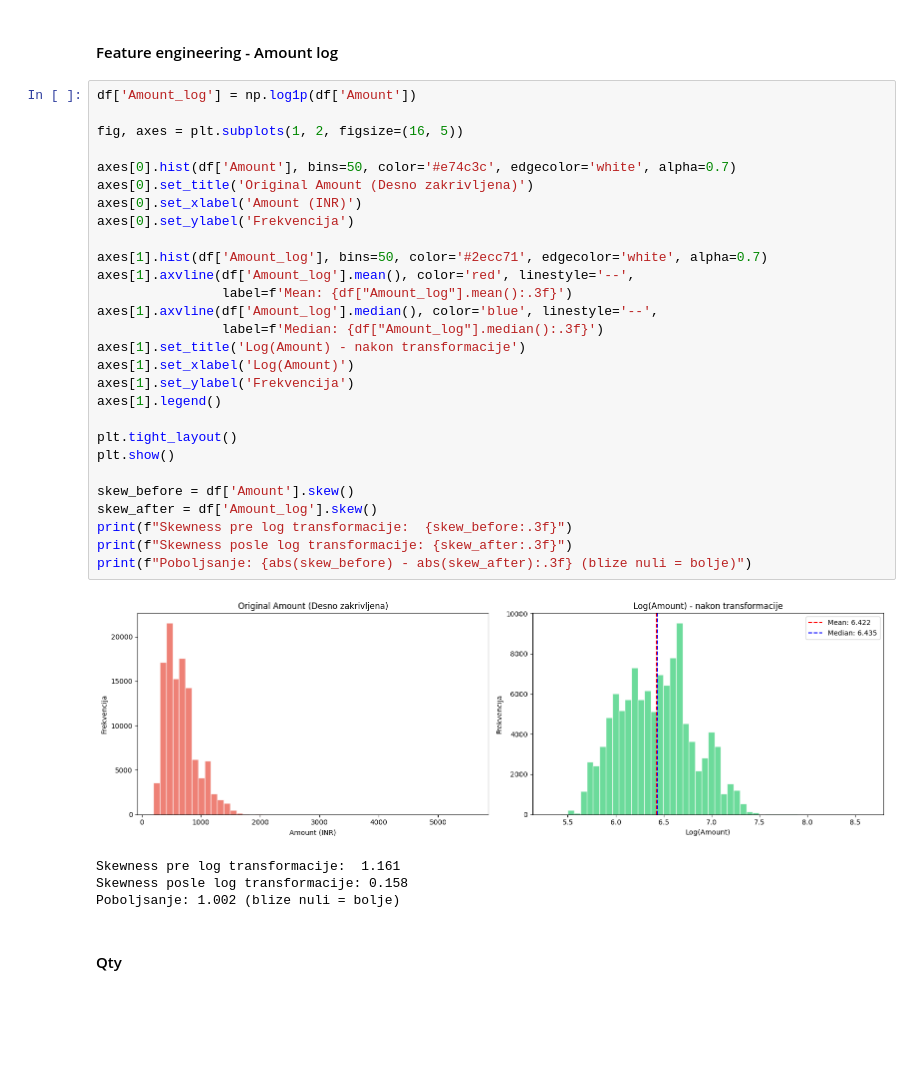
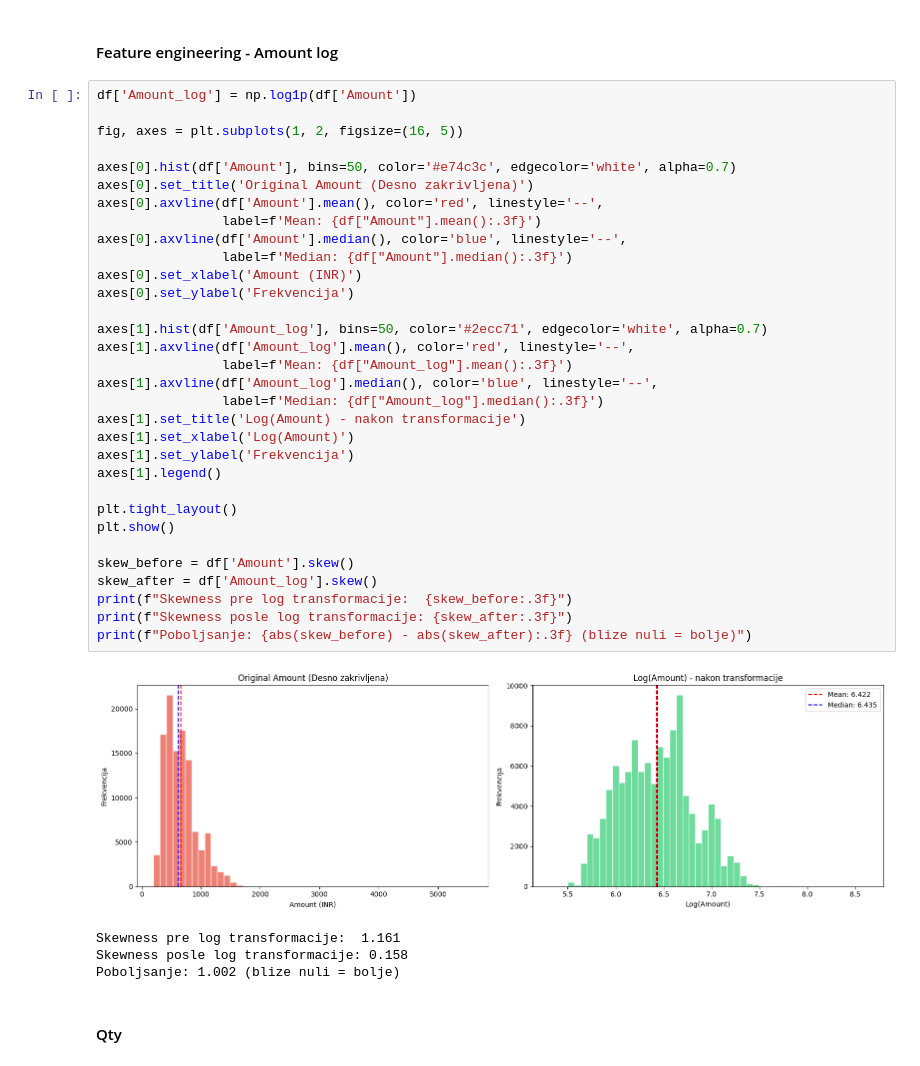
Before and after one commit to alxcek/mas-ai, a Jupyter notebook: machine_learning/02_e_commerce_sales_data/clustering.ipynb, the cells around one changed output. Saved outputs shown, nothing was run; the diff lists cells and outputs as text; blank space fills up the shorter version.

```diff
--- a/machine_learning/02_e_commerce_sales_data/clustering.ipynb
+++ b/machine_learning/02_e_commerce_sales_data/clustering.ipynb
@@ -230,33 +230,37 @@ Deskriptivne statistike za Amount:
 # %%
 df['Amount_log'] = np.log1p(df['Amount'])
 
 fig, axes = plt.subplots(1, 2, figsize=(16, 5))
 
 axes[0].hist(df['Amount'], bins=50, color='#e74c3c', edgecolor='white', alpha=0.7)
 axes[0].set_title('Original Amount (Desno zakrivljena)')
+axes[0].axvline(df['Amount'].mean(), color='red', linestyle='--',
+                label=f'Mean: {df["Amount"].mean():.3f}')
+axes[0].axvline(df['Amount'].median(), color='blue', linestyle='--',
+                label=f'Median: {df["Amount"].median():.3f}')
 axes[0].set_xlabel('Amount (INR)')
 axes[0].set_ylabel('Frekvencija')
 
 axes[1].hist(df['Amount_log'], bins=50, color='#2ecc71', edgecolor='white', alpha=0.7)
 axes[1].axvline(df['Amount_log'].mean(), color='red', linestyle='--',
                 label=f'Mean: {df["Amount_log"].mean():.3f}')
 axes[1].axvline(df['Amount_log'].median(), color='blue', linestyle='--',
                 label=f'Median: {df["Amount_log"].median():.3f}')
 axes[1].set_title('Log(Amount) - nakon transformacije')
 axes[1].set_xlabel('Log(Amount)')
 axes[1].set_ylabel('Frekvencija')
 axes[1].legend()
 
 plt.tight_layout()
 plt.show()
 
 skew_before = df['Amount'].skew()
 skew_after = df['Amount_log'].skew()
 print(f"Skewness pre log transformacije:  {skew_before:.3f}")
 print(f"Skewness posle log transformacije: {skew_after:.3f}")
 print(f"Poboljsanje: {abs(skew_before) - abs(skew_after):.3f} (blize nuli = bolje)")
 # %% [output]
-[figure, old version]
+[figure, new version]
 Skewness pre log transformacije:  1.161
 Skewness posle log transformacije: 0.158
 Poboljsanje: 1.002 (blize nuli = bolje)
```
Also changed, not shown: parts of 8 cells of this notebook.
